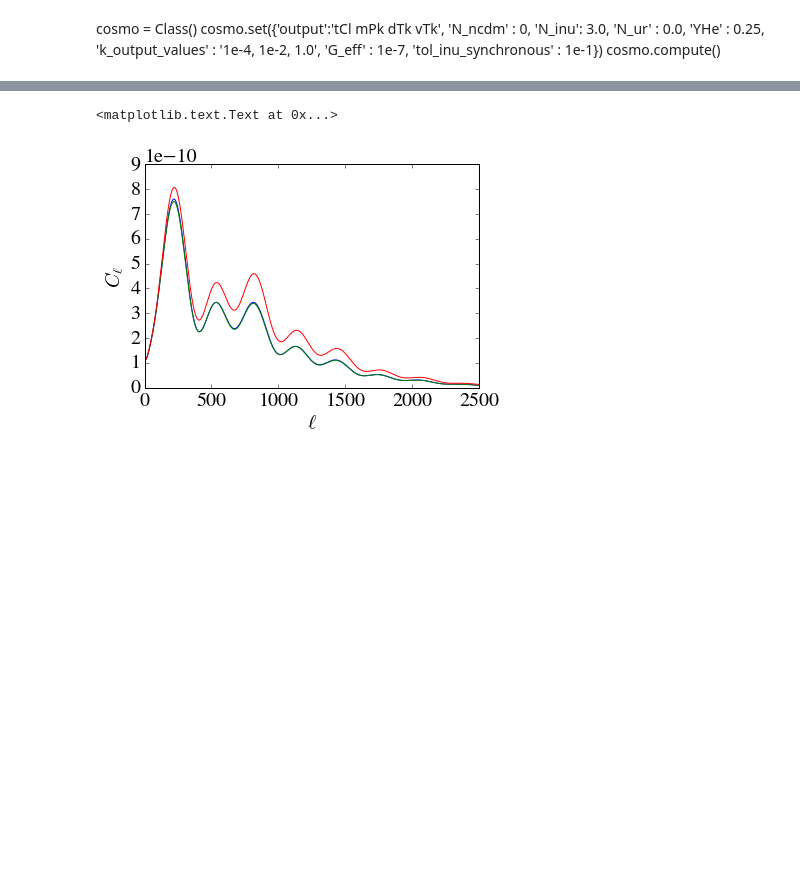
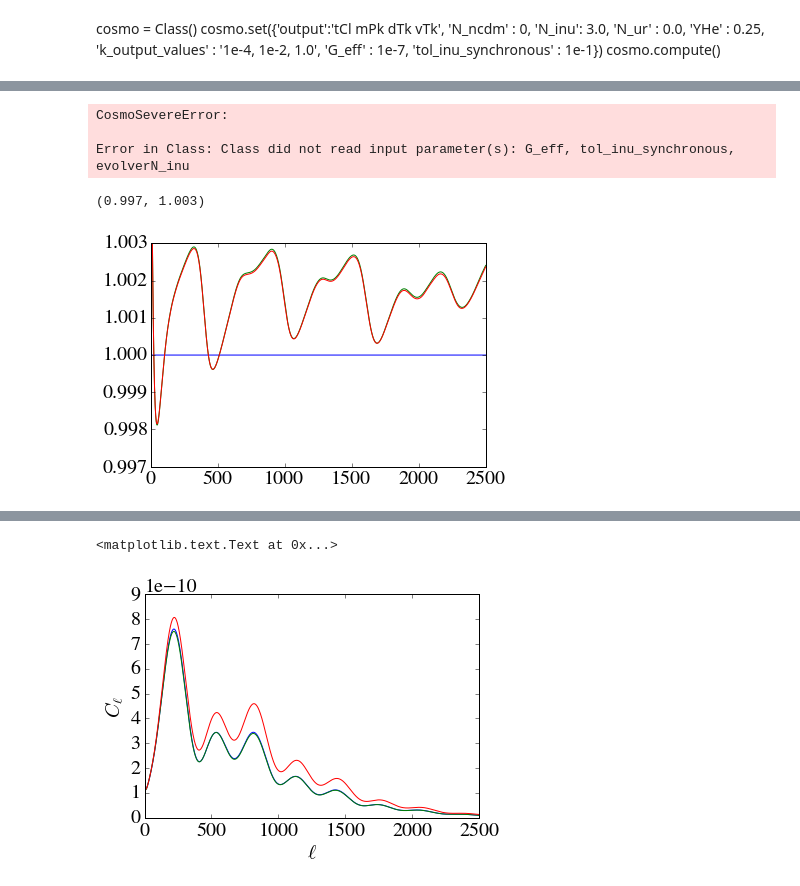
Before and after one commit to ThomasTram/CLASSmods, a Jupyter notebook: IsabelFirstNotebook.ipynb, the cells around one changed output, grey strips where cells are left out. Drawn from its saved outputs; the diff is of its cells as text; code cells hidden in the pictures; blank space fills up the shorter version.

```diff
--- a/IsabelFirstNotebook.ipynb
+++ b/IsabelFirstNotebook.ipynb
@@ -90,10 +103,32 @@ Int3.compute()
 Int4 = Class()
 Int4.set({'output':'tCl mPk dTk vTk',
            'N_ncdm' : 0,
+          'evolver':0,
            'N_inu': 3.0,
            'N_ur' : 0.0,
            'YHe' : 0.25,
            'k_output_values' : '1e-4, 1e-2, 1.0',
-           'G_eff' : 1e-7,
-           'tol_inu_synchronous' : 1e-1})
+           'G_eff' : 1e-9,
+           'tol_inu_synchronous' : Nbins_inu})
 Int4.compute()
+# %% [output]
+CosmoSevereError:
+
+Error in Class: Class did not read input parameter(s): G_eff, tol_inu_synchronous, evolverN_inu
+# %%
+#PlotModels = ['Standard', 'NoInt1', 'Int1', 'Int2', 'Int3']
+#PlotModels = ['NoInt1', 'Int1', 'Int2', 'Int3']
+PlotModels = ['Standard','NoInt1','NoInt2']
+RefModel = 'Standard'
+
+for M in PlotModels:
+    exec('cosmo = '+M)
+    exec('ref = '+RefModel)
+    cl = cosmo.raw_cl()
+    clref = ref.raw_cl()
+    l = cl['ell'][2:]
+    plt.plot(l,cl['tt'][2:]/clref['tt'][2:])
+plt.ylim([0.997,1.003])
+# %% [output]
+(0.997, 1.003)
+[figure, added]
```
Also changed, not shown: parts of 9 cells of this notebook, 4 other files.
